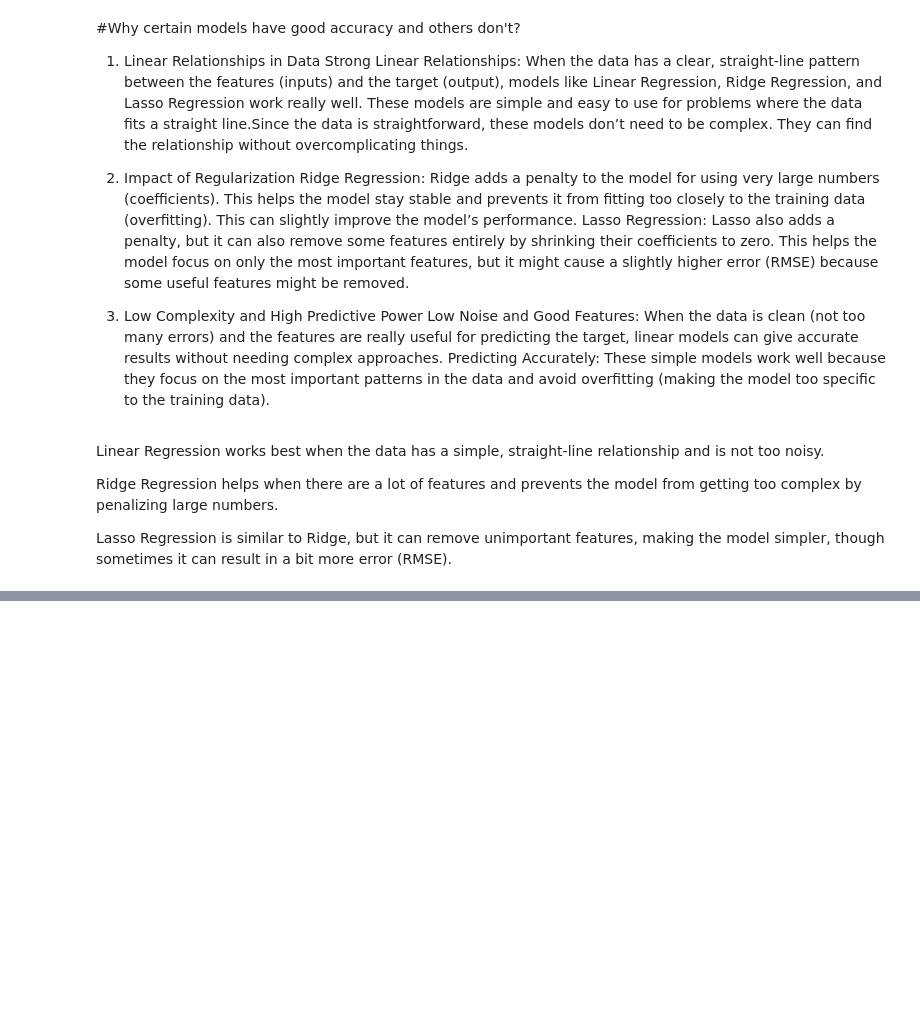
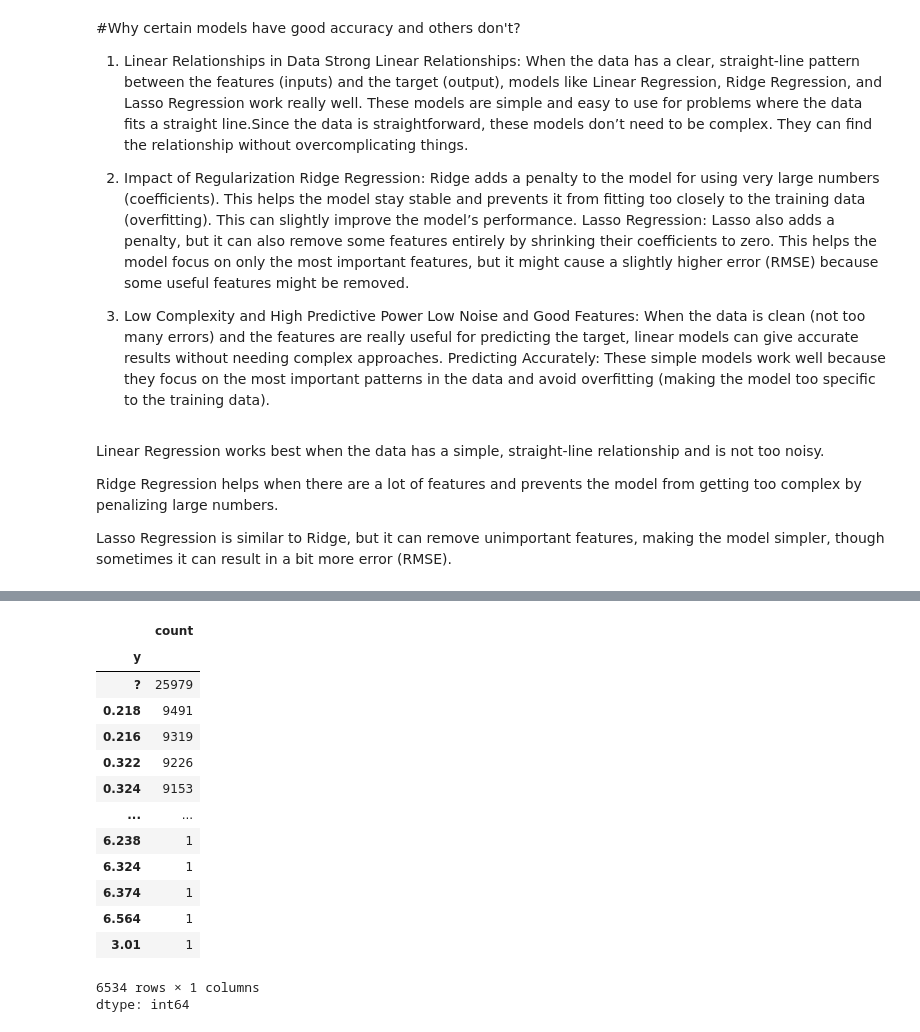
Before and after one commit to AechGit/Energy-Consumption-Project-Springboard, a Jupyter notebook: Hitesh_Energy_consumption_Prediction.ipynb, the cells around one changed output, grey strips where cells are left out. Drawn from its saved outputs; the diff is of its cells as text; code cells hidden in the pictures; blank space fills up the shorter version.

```diff
--- a/Hitesh_Energy_consumption_Prediction.ipynb
+++ b/Hitesh_Energy_consumption_Prediction.ipynb
@@ -677,0 +739,10 @@ Lasso Regression is similar to Ridge, but it can remove unimportant features, ma
+# %%
+# Ensure 'Date' and 'Time' columns are in the correct format
+df['Date'] = pd.to_datetime(df['Date'], format='%d/%m/%Y', errors='coerce')
+df['Time'] = pd.to_datetime(df['Time'], format='%H:%M:%S', errors='coerce').dt.time
+
+# Create the 'Datetime' column by combining 'Date' and 'Time'
+df['Datetime'] = pd.to_datetime(df['Date'].astype(str) + ' ' + df['Time'].astype(str), errors='coerce')
+
+# Verify the 'Datetime' column
+print(df['Datetime'].head())
@@ -677,0 +756,22 @@ Lasso Regression is similar to Ridge, but it can remove unimportant features, ma
+# %%
+# Ensure the 'Datetime' column is parsed correctly
+data = df.copy()
+
+# Extract Year, Month, Day, Hour, and Minute from the 'Datetime' column
+data['Year'] = data['Datetime'].dt.year
+data['Month'] = data['Datetime'].dt.month
+data['Day'] = data['Datetime'].dt.day
+data['Hour'] = data['Datetime'].dt.hour
+data['Minute'] = data['Datetime'].dt.minute
+
+# Create the 'ds' column for Prophet
+data['ds'] = data['Datetime']
+
+# Rename 'Global_active_power' to 'y' for Prophet compatibility
+data = data.rename(columns={'Global_active_power': 'y'})
+
+# Drop unnecessary columns
+data.drop(['Date', 'Time', 'Datetime'], axis=1, inplace=True)
+
+# Preview the processed DataFrame
+print(data.head())
@@ -677,0 +799,18 @@ Lasso Regression is similar to Ridge, but it can remove unimportant features, ma
+# %%
+data.y.value_counts()
+# %% [output]
+|  | count |
+| y |  |
+| ? | 25979 |
+| 0.218 | 9491 |
+| 0.216 | 9319 |
+| 0.322 | 9226 |
+| 0.324 | 9153 |
+| ... | ... |
+| 6.238 | 1 |
+| 6.324 | 1 |
+| 6.374 | 1 |
+| 6.564 | 1 |
+| 3.01 | 1 |
+6534 rows × 1 columns
+dtype: int64
```
Also changed, not shown: parts of 32 cells of this notebook.
